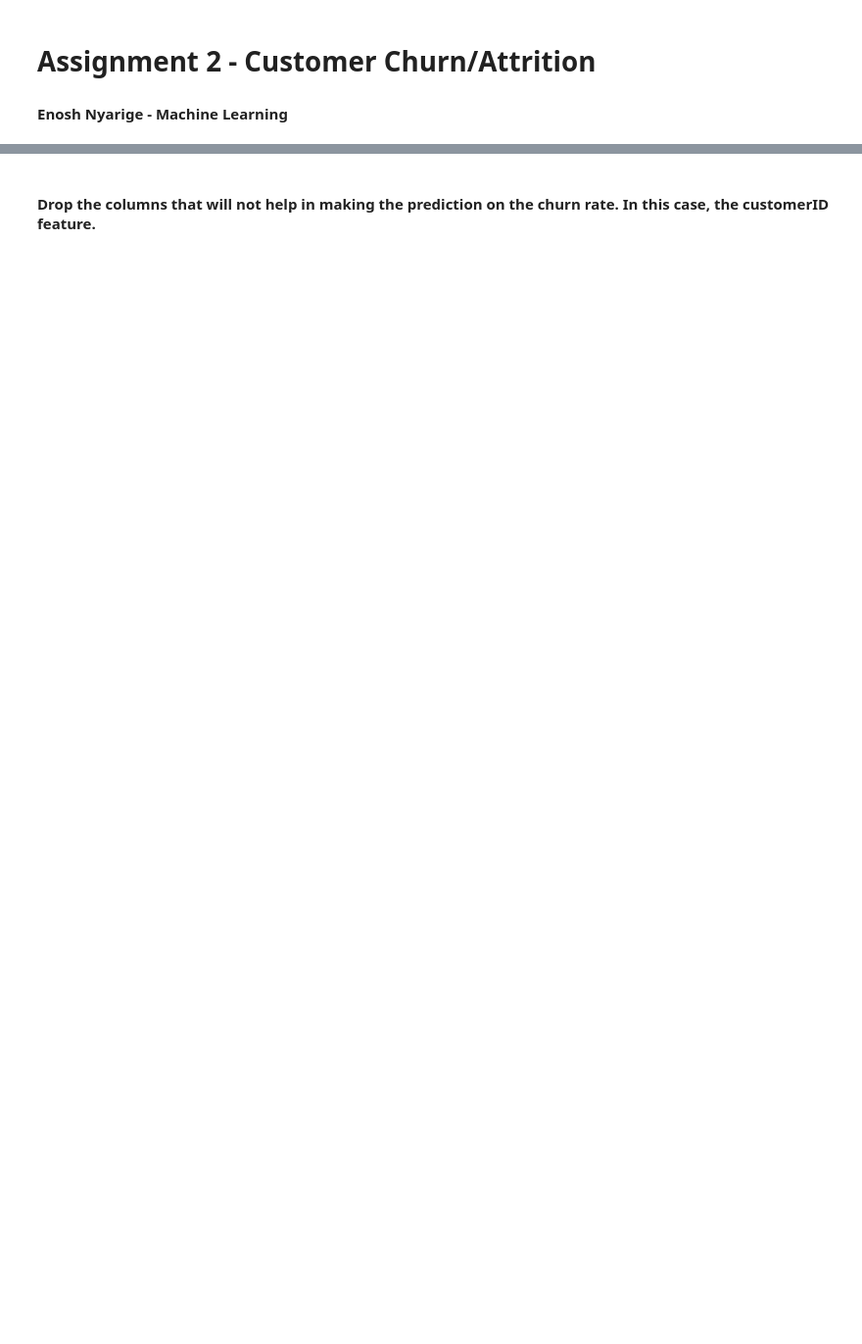
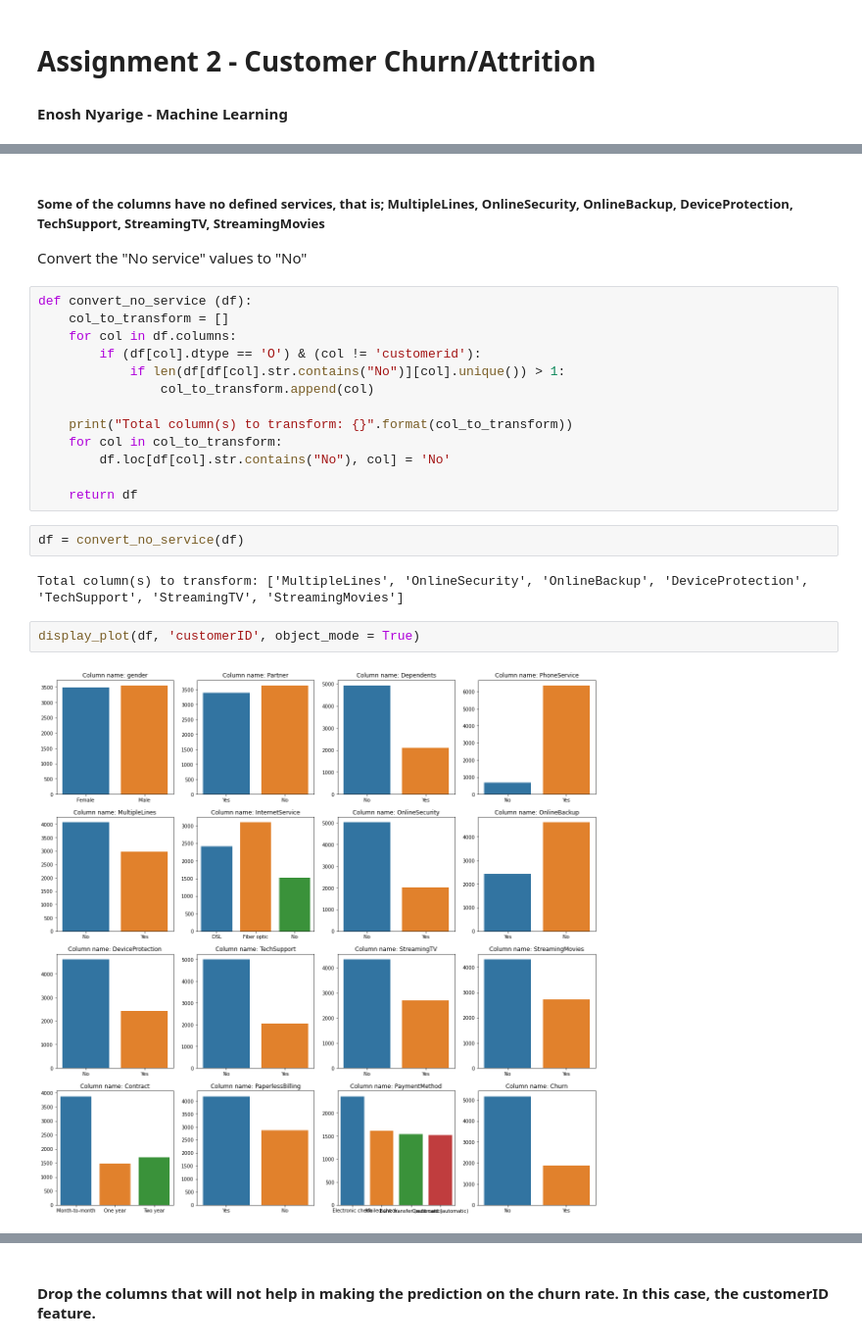
Before and after one commit to EnoshNyarige/Assignment2-customerChurn-, a Jupyter notebook: Churn-Assignment.ipynb, the cells around one changed output, grey strips where cells are left out. Shown at 98% size. Saved outputs shown, nothing was run; the diff lists cells and outputs as text; blank space fills up the shorter version.

```diff
--- a/Churn-Assignment.ipynb
+++ b/Churn-Assignment.ipynb
@@ -14,0 +75,25 @@ df = pd.read_csv('churn.csv')
+# %% [markdown]
+##### Some of the columns have no defined services, that is; MultipleLines, OnlineSecurity, OnlineBackup, DeviceProtection, TechSupport, StreamingTV, StreamingMovies
+
+Convert the "No service" values to "No"
+# %%
+def convert_no_service (df):
+    col_to_transform = []
+    for col in df.columns:
+        if (df[col].dtype == 'O') & (col != 'customerid'):
+            if len(df[df[col].str.contains("No")][col].unique()) > 1:
+                col_to_transform.append(col)
+
+    print("Total column(s) to transform: {}".format(col_to_transform))
+    for col in col_to_transform:
+        df.loc[df[col].str.contains("No"), col] = 'No'
+
+    return df
+# %%
+df = convert_no_service(df)
+# %% [output]
+Total column(s) to transform: ['MultipleLines', 'OnlineSecurity', 'OnlineBackup', 'DeviceProtection', 'TechSupport', 'StreamingTV', 'StreamingMovies']
+# %%
+display_plot(df, 'customerID', object_mode = True)
+# %% [output]
+[figure, added]
```
Also changed, not shown: parts of 63 cells of this notebook, 5 other files.
